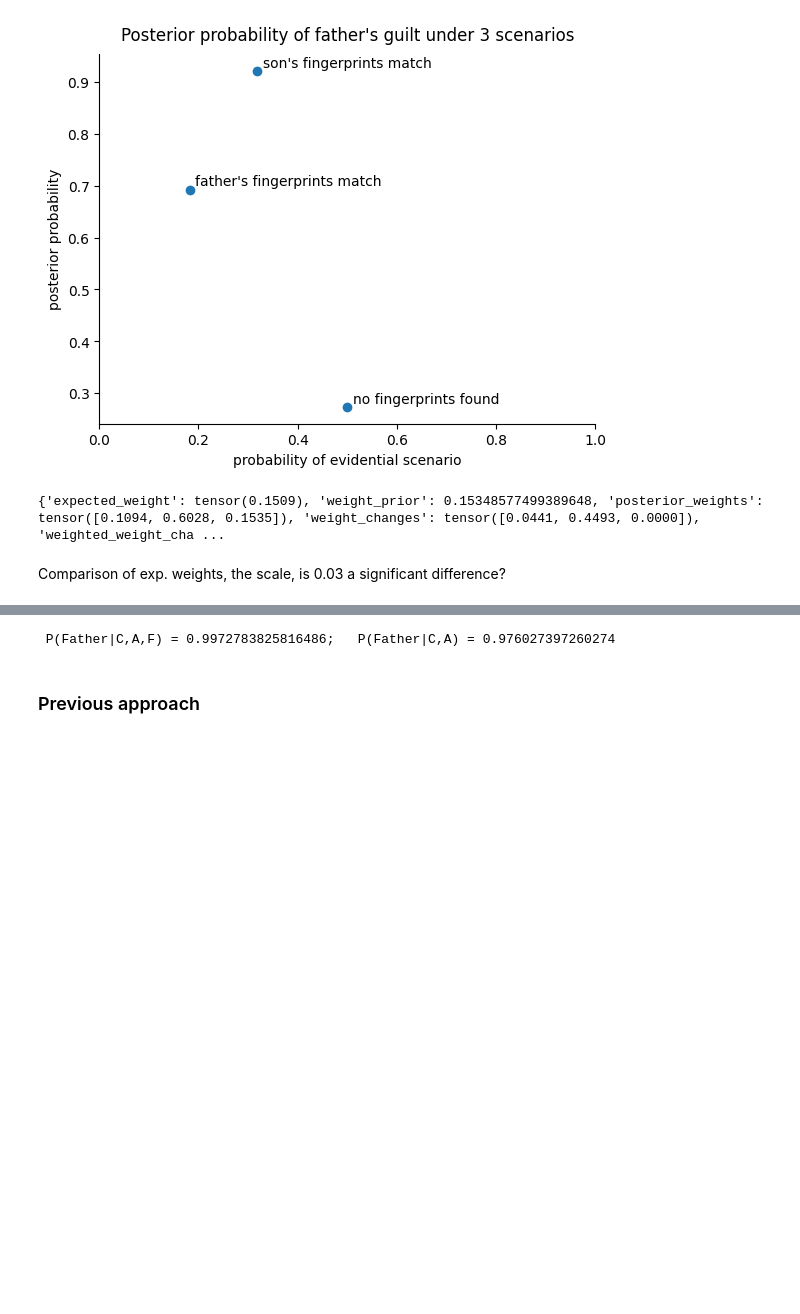
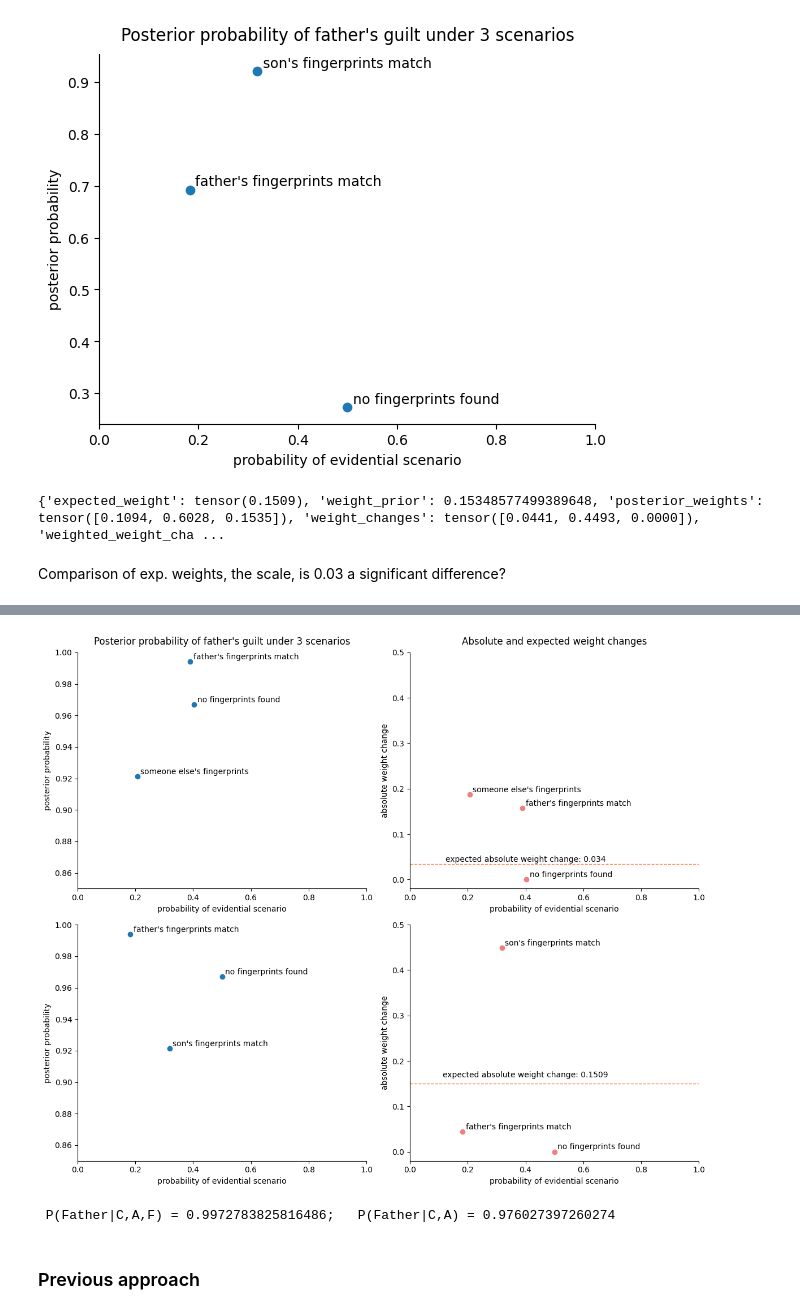
Before and after one commit to rfl-urbaniak/MRbook, a Jupyter notebook: weight-paper/scripts/nikodem_tinbox_revised.ipynb, the cells around one changed output, grey strips where cells are left out. Drawn from its saved outputs; the diff is of its cells as text; code cells hidden in the pictures; blank space fills up the shorter version.

```diff
--- a/weight-paper/scripts/nikodem_tinbox_revised.ipynb
+++ b/weight-paper/scripts/nikodem_tinbox_revised.ipynb
@@ -828,3 +846,94 @@ plt.show()
+# %%
+
+fig, axs = plt.subplots(2, 2, figsize=(12, 10))
+fig.subplots_adjust(hspace=0.4, wspace=0.3)
+labels_1 = ["father's fingerprints match", "someone else's fingerprints", "no fingerprints found"]
+labels_2 = ["father's fingerprints match", "son's fingerprints match", "no fingerprints found"]
+
+# Plot 1
+axs[0, 0].scatter(probs_of_evidence_no_son, posterior_guilt_probs)
+for i, label in enumerate(labels_1):
+    axs[0, 0].annotate(label,
+                       (probs_of_evidence_no_son[i], posterior_guilt_probs[i]),
+                       textcoords="offset points",
+                       xytext=(4, 3),
+                       ha='left',
+                       fontsize=10)
+axs[0, 0].set_xlabel("probability of evidential scenario")
+axs[0, 0].set_title("Posterior probability of father's guilt under 3 scenarios", pad=10)
+axs[0, 0].set_ylabel("posterior probability")
+axs[0, 0].set_xlim(0, 1)
+axs[0, 0].set_ylim(0.85, 1)
+
+
+# Plot 2
+weight_changes = expected_weights_no_son["weight_changes"]
+axs[0, 1].scatter(probs_of_evidence_no_son, weight_changes, color='lightcoral')
+for i, label in enumerate(labels_1):
+    axs[0, 1].annotate(label,
+                       (probs_of_evidence_no_son[i], weight_changes[i]),
+                       textcoords="offset points",
+                       xytext=(4, 3),
+                       ha='left',
+                       fontsize=10)
+
+
+rounded_value_1 = round(expected_weights_no_son[list(expected_weights_no_son.keys())[0]].item(), 4)
+axs[0, 1].axhline(y=rounded_value_1, color='coral', linestyle='--', linewidth=1)
+axs[0, 1].text(0.4, rounded_value_1 + 0.005, f'expected absolute weight change: {rounded_value_1}',
+               color='black', fontsize=10, ha='center')
+axs[0, 1].set_title("Absolute and expected weight changes", pad=10)
+axs[0, 1].set_xlabel("probability of evidential scenario")
+axs[0, 1].set_ylabel("absolute weight change")
+axs[0, 1].set_xlim(0, 1)
+axs[0, 1].set_ylim(-0.02, 0.5)
+
+# Plot 3
+axs[1, 0].scatter(probs_of_evidence_with_son, posterior_guilt_probs)
+for i, label in enumerate(labels_2):
+    axs[1, 0].annotate(label,
+                       (probs_of_evidence_with_son[i], posterior_guilt_probs[i]),
+                       textcoords="offset points",
+                       xytext=(4, 3),
+                       ha='left',
+                       fontsize=10)
+axs[1, 0].set_xlabel("probability of evidential scenario")
+#axs[1, 0].set_title("Posterior probability of father's guilt under 3 scenarios", pad=10)
+axs[1, 0].set_ylabel("posterior probability")
+axs[1, 0].set_xlim(0, 1)
+axs[1, 0].set_ylim(0.85, 1)
+
+
+# Plot 4
+weight_changes = expected_weights_with_son["weight_changes"]
+axs[1, 1].scatter(probs_of_evidence_with_son, weight_changes, color='lightcoral')
+for i, label in enumerate(labels_2):
+    axs[1, 1].annotate(label,
+                       (probs_of_evidence_with_son[i], weight_changes[i]),
+                       textcoords="offset points",
+                       xytext=(4, 3),
+                       ha='left',
+                       fontsize=10)
+
+
+rounded_value_2 = round(expected_weights_with_son[list(expected_weights_with_son.keys())[0]].item(), 4)
+axs[1, 1].axhline(y=rounded_value_2, color='coral', linestyle='--', linewidth=1)
+axs[1, 1].text(0.4, rounded_value_2 + 0.013, f'expected absolute weight change: {rounded_value_2}',
+               color='black', fontsize=10, ha='center')
+#axs[1, 1].set_title("Absolute and expected weight changes", pad=10)
+axs[1, 1].set_xlabel("probability of evidential scenario")
+axs[1, 1].set_ylabel("absolute weight change")
+axs[1, 1].set_xlim(0, 1)
+axs[1, 1].set_ylim(-0.02, 0.5)
+
+
+sns.despine()
+plt.xlim(0, 1)
+plt.tight_layout()
+plt.savefig('figures/tinbox_combined_plots.pdf')
+plt.show()
+# %% [output]
+[figure, added]
 # %%
 # bayesian, analyticall approach
 
```
Also changed, not shown: parts of 4 cells of this notebook, 5 other files.
